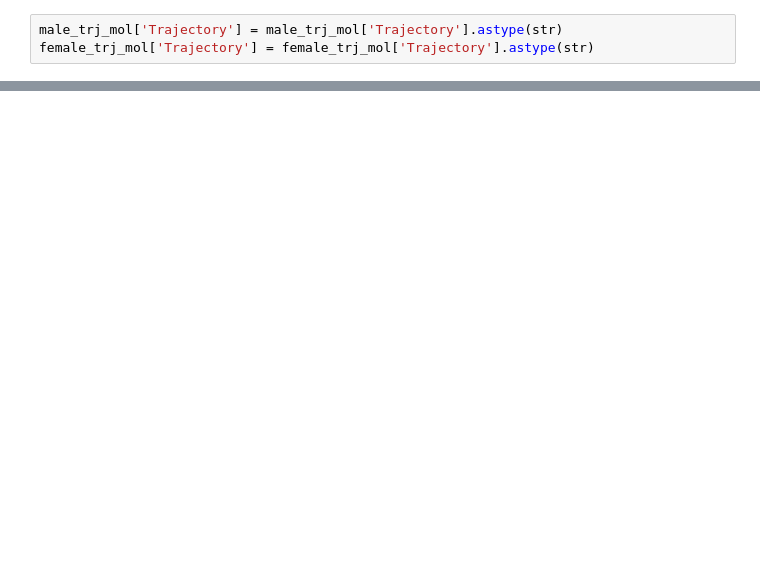
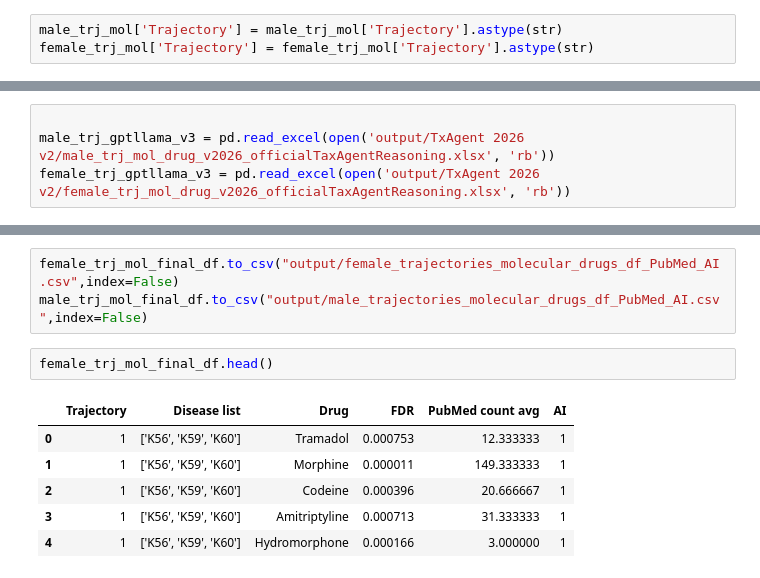
Before and after one commit to superlsd/GenEpi, a Jupyter notebook: Genepi_09_CaseExample.ipynb, the cells around one changed output, grey strips where cells are left out. Cells and saved outputs as stored; diff of their text form; blank space fills up the shorter version.

```diff
--- a/Genepi_09_CaseExample.ipynb
+++ b/Genepi_09_CaseExample.ipynb
@@ -683,0 +564,4 @@ drug_pubmed_df.to_csv("Tables/Supplementary_Table8_disease_molecular_drugs_df_Pu
+# %%
+
+male_trj_gptllama_v3 = pd.read_excel(open('output/TxAgent 2026 v2/male_trj_mol_drug_v2026_officialTaxAgentReasoning.xlsx', 'rb'))
+female_trj_gptllama_v3 = pd.read_excel(open('output/TxAgent 2026 v2/female_trj_mol_drug_v2026_officialTaxAgentReasoning.xlsx', 'rb'))
@@ -683,0 +586,12 @@ drug_pubmed_df.to_csv("Tables/Supplementary_Table8_disease_molecular_drugs_df_Pu
+# %%
+female_trj_mol_final_df.to_csv("output/female_trajectories_molecular_drugs_df_PubMed_AI.csv",index=False)
+male_trj_mol_final_df.to_csv("output/male_trajectories_molecular_drugs_df_PubMed_AI.csv",index=False)
+# %%
+female_trj_mol_final_df.head()
+# %% [output]
+|  | Trajectory | Disease list | Drug | FDR | PubMed count avg | AI |
+| 0 | 1 | ['K56', 'K59', 'K60'] | Tramadol | 0.000753 | 12.333333 | 1 |
+| 1 | 1 | ['K56', 'K59', 'K60'] | Morphine | 0.000011 | 149.333333 | 1 |
+| 2 | 1 | ['K56', 'K59', 'K60'] | Codeine | 0.000396 | 20.666667 | 1 |
+| 3 | 1 | ['K56', 'K59', 'K60'] | Amitriptyline | 0.000713 | 31.333333 | 1 |
+| 4 | 1 | ['K56', 'K59', 'K60'] | Hydromorphone | 0.000166 | 3.000000 | 1 |
```
Also changed, not shown: parts of 41 cells of this notebook.
